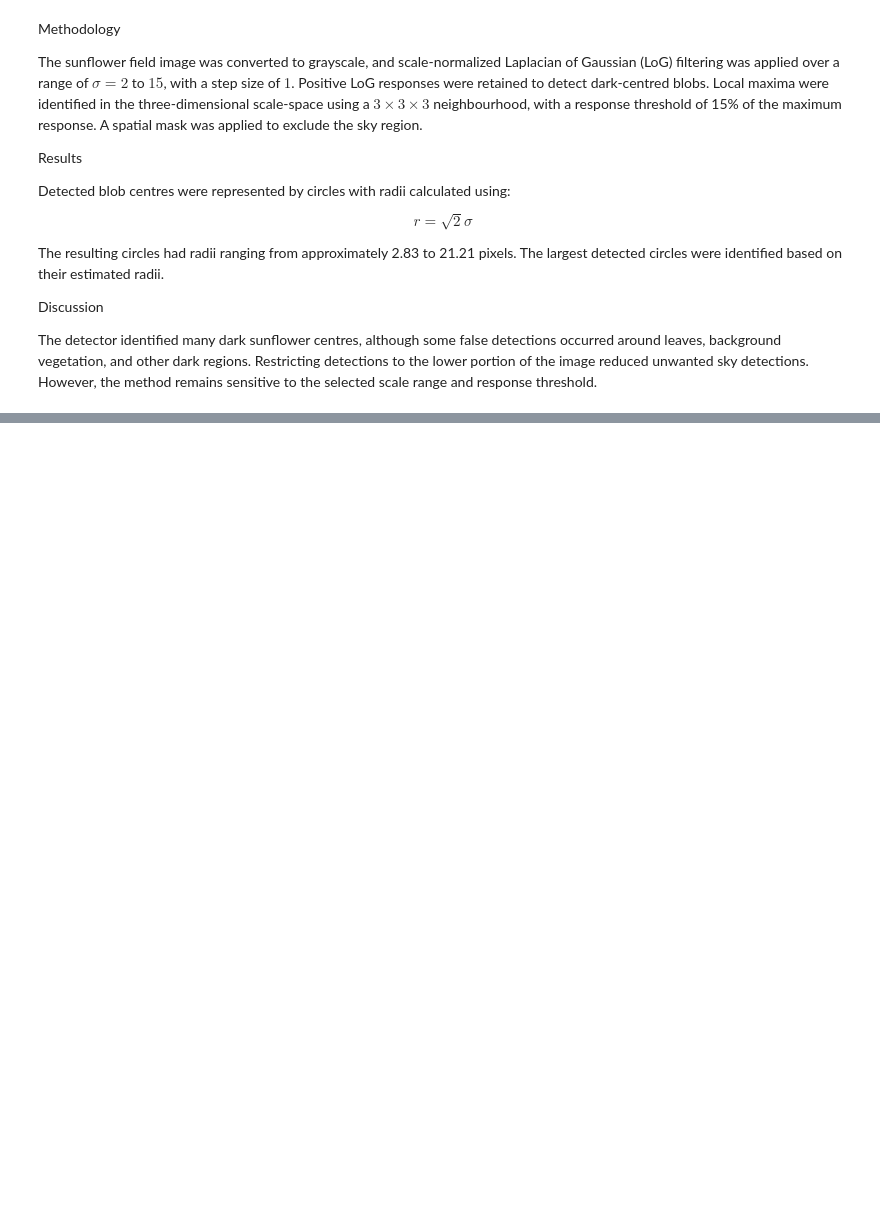
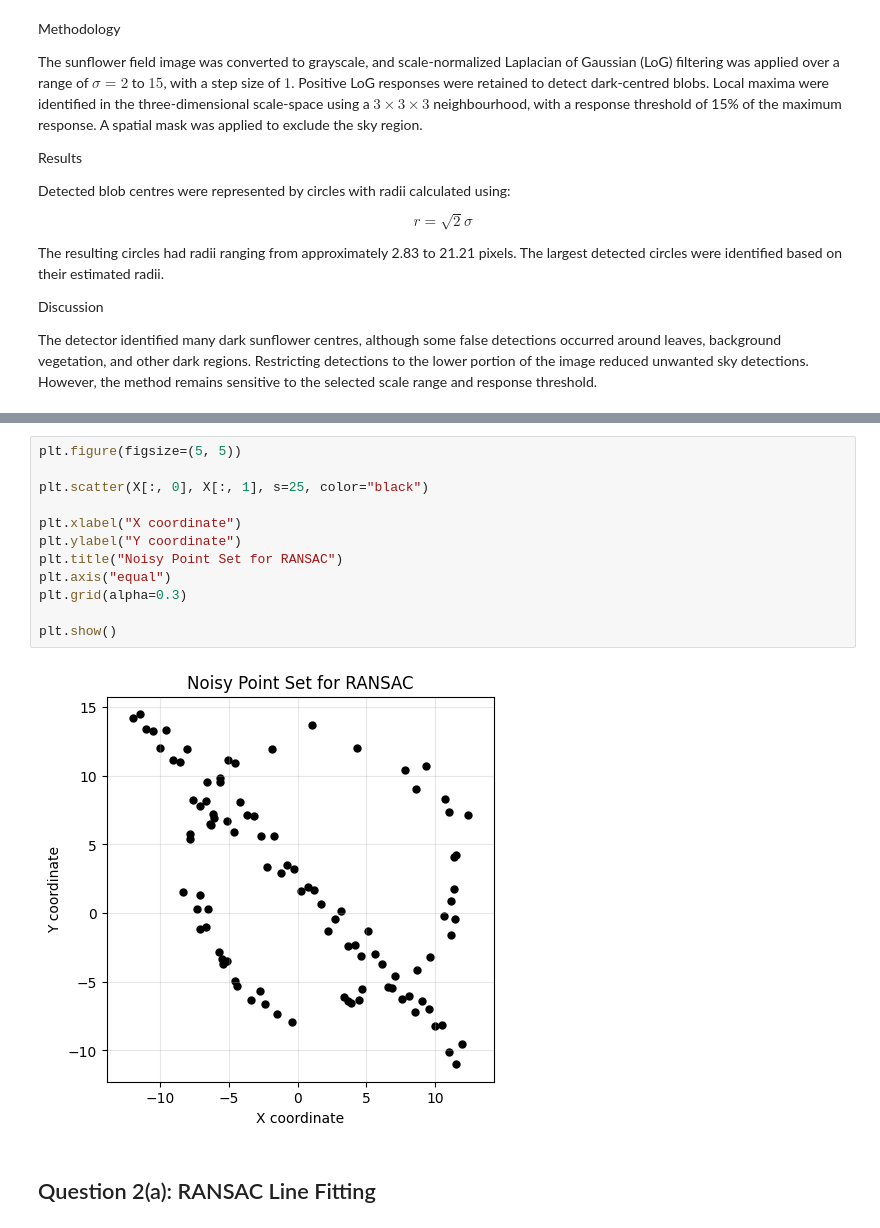
Before and after one commit to Janani-Hendeniya/EN3160-Assignment-02, a Jupyter notebook: 230238R_a02.ipynb, the cells around one changed output, grey strips where cells are left out. Cells and saved outputs as stored; diff of their text form; blank space fills up the shorter version.

Commit message:
2nd question almost done

```diff
--- a/230238R_a02.ipynb
+++ b/230238R_a02.ipynb
@@ -104,0 +151,16 @@ The detector identified many dark sunflower centres, although some false detecti
+# %%
+plt.figure(figsize=(5, 5))
+
+plt.scatter(X[:, 0], X[:, 1], s=25, color="black")
+
+plt.xlabel("X coordinate")
+plt.ylabel("Y coordinate")
+plt.title("Noisy Point Set for RANSAC")
+plt.axis("equal")
+plt.grid(alpha=0.3)
+
+plt.show()
+# %% [output]
+[figure, added]
+# %% [markdown]
+## Question 2(a): RANSAC Line Fitting
```
Also changed, not shown: parts of 37 cells of this notebook.
